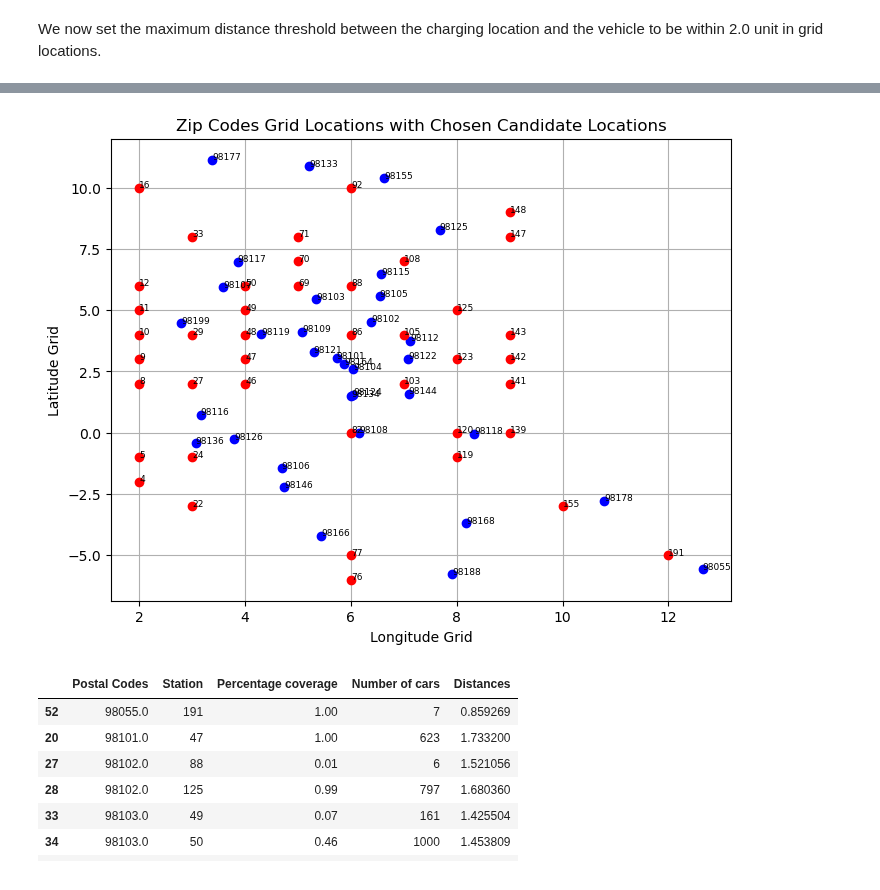
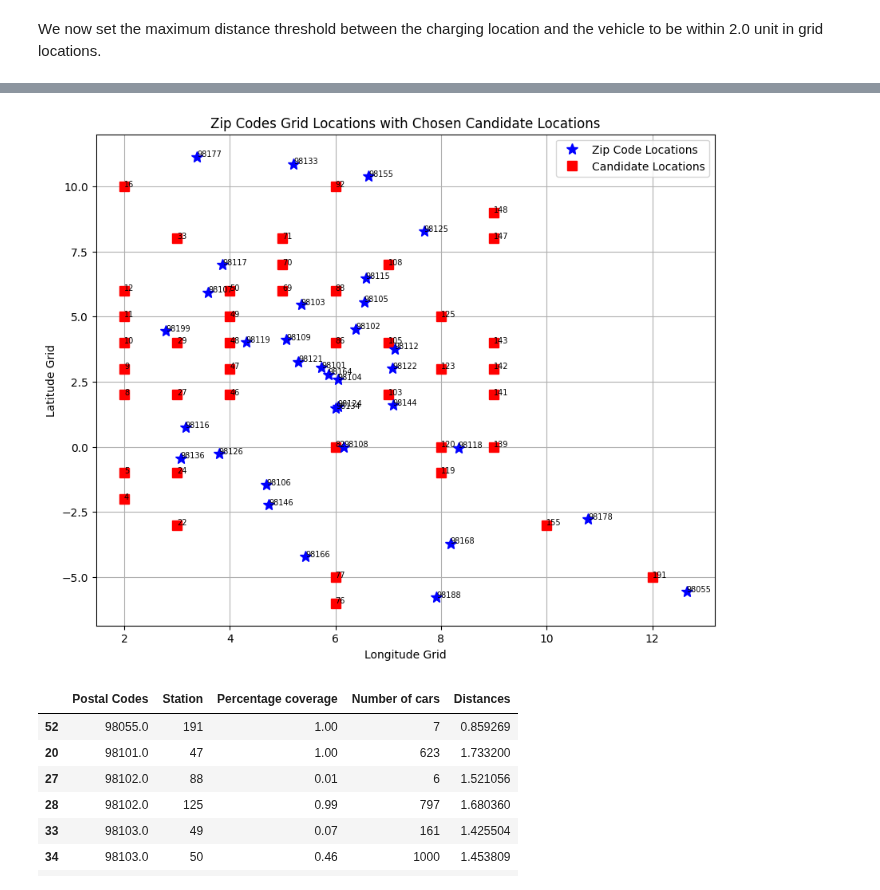
Before and after one commit to lqminhhh/Charging-Location-Optimization, a Jupyter notebook: Final.ipynb, the cells around one changed output, grey strips where cells are left out. Cells and saved outputs as stored; diff of their text form; code cells hidden in the pictures.

```diff
--- a/Final.ipynb
+++ b/Final.ipynb
@@ -92,14 +92,15 @@ def map_to_grid(lon, lat):
 grid_locations = {zipcode: map_to_grid(lon, lat) for zipcode, (lat, lon) in grid.items()}
 
 # Plot grid locations
-plt.figure(figsize=(8, 6))
+plt.figure(figsize=(10, 8))
 for zipcode, (lon_idx, lat_idx) in grid_locations.items():
-    plt.plot(lon_idx, lat_idx, 'bo')
-    plt.text(lon_idx, lat_idx, str(int(zipcode)), fontsize=6.5)
+    plt.plot(lon_idx, lat_idx, 'b*', markersize = 10)
+    plt.text(lon_idx, lat_idx, str(int(zipcode)), fontsize=7)
 
 plt.title('Zip Codes Grid Locations')
 plt.xlabel('Longitude Grid')
 plt.ylabel('Latitude Grid')
+plt.legend(['Zip Code Locations'])
 plt.grid(True)
 plt.show()
 # %% [output]
@@ -297,5 +311,0 @@ Optimal Solution:
-# %%
-for i, j in cartesian_prod:
-    if j in result:
-        if X_var[i, j].x > 0:
-            print(i, j, X_var[i, j].x * n[i])
@@ -320,8 +311,0 @@ for i, j in cartesian_prod:
-# %%
-ck = []
-cand = {}
-gr = {}
-for i, j in distances_filtered.keys():
-    ck.append((i, j))
-    cand[j] = candidate_grid_locations[j]
-    gr[i] = grid_locations[i]
@@ -380,25 +312,31 @@ Optimal Solution:
 # %%
 # Select the chosen candidate locations after optimizing using Gurobi
 chosen_locations = {idx: (i, j) for idx, (i, j) in candidate_grid_locations.items() if idx in result}
 
+
 # Plot grid locations
-plt.figure(figsize=(8, 6))
-for zipcode, (lon_idx, lat_idx) in grid_locations.items():
-    plt.plot(lon_idx, lat_idx, 'bo')
-    plt.text(lon_idx, lat_idx, str(int(zipcode)), fontsize=6.5)
+plt.figure(figsize=(10, 8))
 
 # Plot candidate locations (red points)
 for candidate, (lon_idx, lat_idx) in chosen_locations.items():
-    plt.plot(lon_idx, lat_idx, 'ro')
-    plt.text(lon_idx, lat_idx, str(int(candidate)), fontsize=6.5)
+    plt.plot(lon_idx, lat_idx, 'rs', markersize = 8, label='Candidate Locations')
+    plt.text(lon_idx, lat_idx, str(int(candidate)), fontsize=7)
+
+for zipcode, (lon_idx, lat_idx) in grid_locations.items():
+    plt.plot(lon_idx, lat_idx, 'b*', markersize = 10, label='Zip Code Locations')
+    plt.text(lon_idx, lat_idx, str(int(zipcode)), fontsize=7)
 
 plt.title('Zip Codes Grid Locations with Chosen Candidate Locations')
 plt.xlabel('Longitude Grid')
 plt.ylabel('Latitude Grid')
+handles = [plt.Line2D([], [], marker='*', color='blue', linestyle='None', markersize=10),
+           plt.Line2D([], [], marker='s', color='red', linestyle='None', markersize=8)]
+labels = ['Zip Code Locations', 'Candidate Locations']
+plt.legend(handles, labels)
 plt.grid(True)
 plt.show()
 # %% [output]
-[figure, old version]
+[figure, new version]
 # %%
 result = []
 for (i, j) in ck:
```
Also changed, not shown: parts of 11 cells of this notebook.
